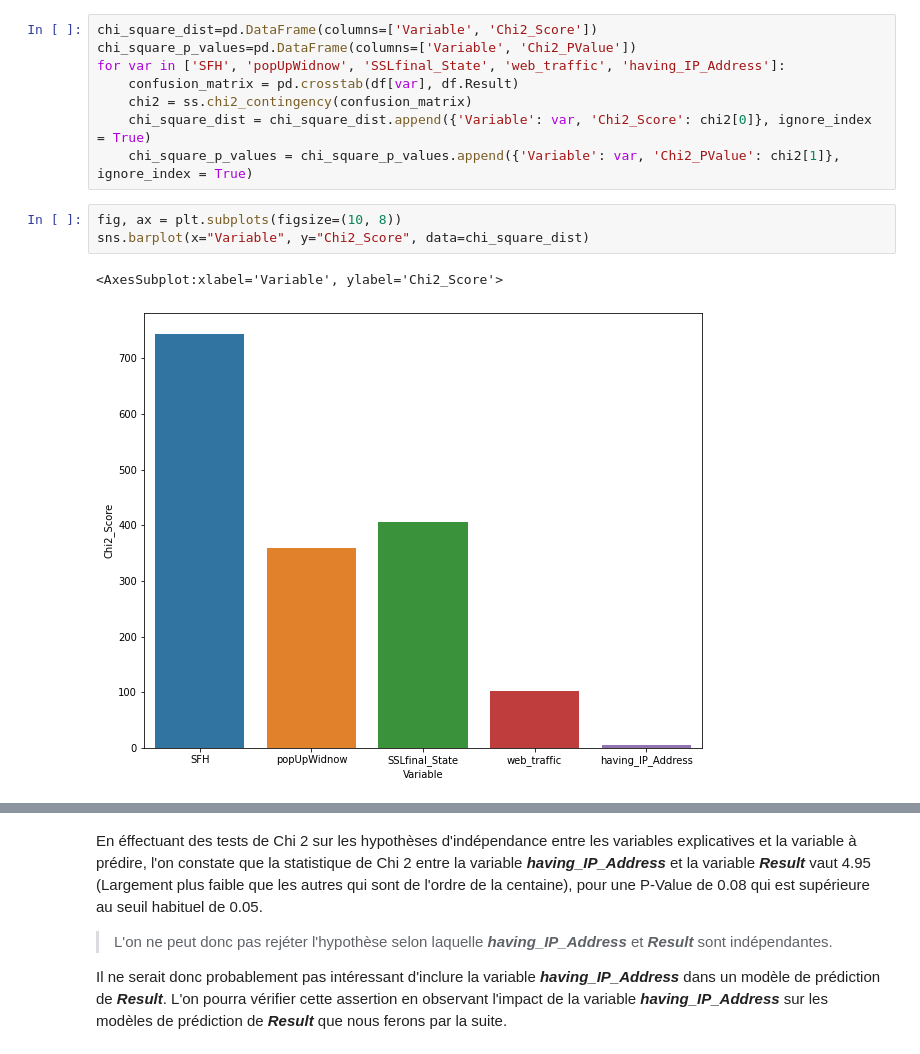
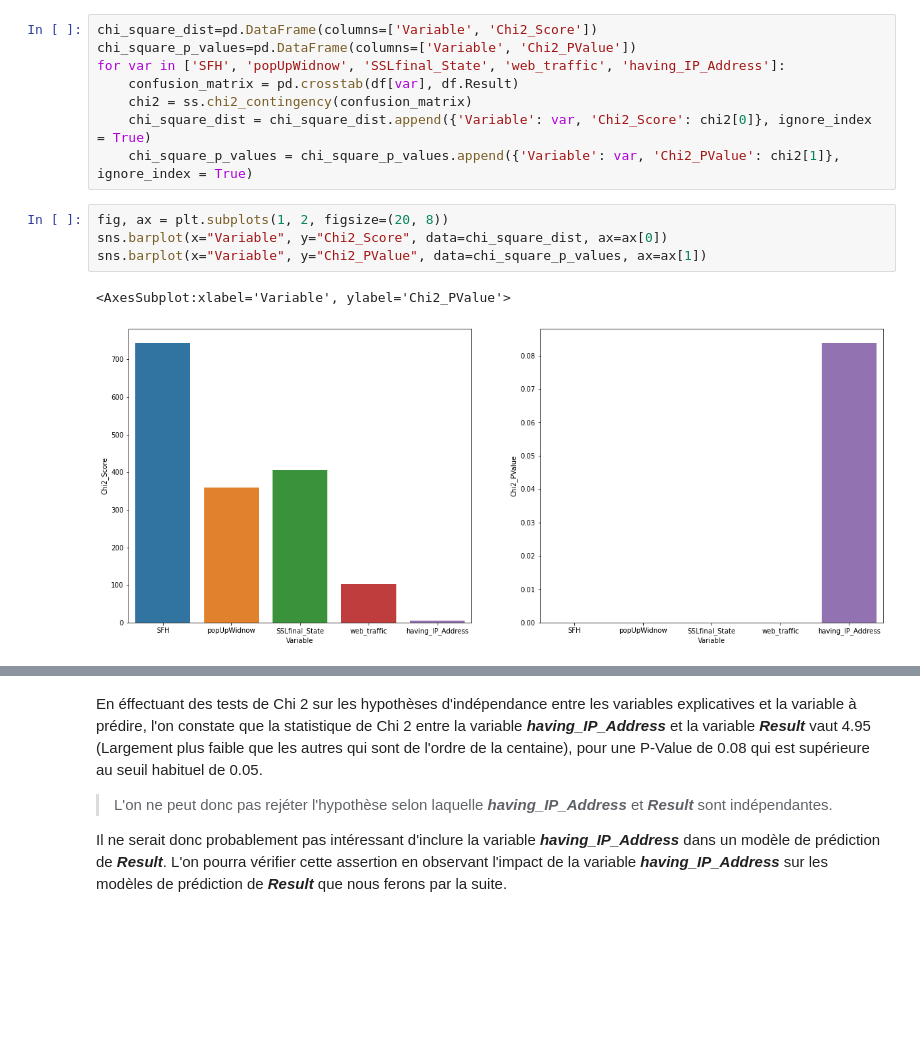
Before and after one commit to laurisdjilo/phising_website_detection, a Jupyter notebook: exploratory_analysis.ipynb, the cells around one changed output, grey strips where cells are left out. Drawn from its saved outputs; the diff is of its cells as text; blank space fills up the shorter version.

```diff
--- a/exploratory_analysis.ipynb
+++ b/exploratory_analysis.ipynb
@@ -112,8 +113,9 @@ for var in ['SFH', 'popUpWidnow', 'SSLfinal_State', 'web_traffic', 'having_IP_Ad
     chi_square_dist = chi_square_dist.append({'Variable': var, 'Chi2_Score': chi2[0]}, ignore_index = True)
     chi_square_p_values = chi_square_p_values.append({'Variable': var, 'Chi2_PValue': chi2[1]}, ignore_index = True)
 # %%
-fig, ax = plt.subplots(figsize=(10, 8))
-sns.barplot(x="Variable", y="Chi2_Score", data=chi_square_dist)
+fig, ax = plt.subplots(1, 2, figsize=(20, 8))
+sns.barplot(x="Variable", y="Chi2_Score", data=chi_square_dist, ax=ax[0])
+sns.barplot(x="Variable", y="Chi2_PValue", data=chi_square_p_values, ax=ax[1])
 # %% [output]
-<AxesSubplot:xlabel='Variable', ylabel='Chi2_Score'>
+<AxesSubplot:xlabel='Variable', ylabel='Chi2_PValue'>
-[figure, old version]
+[figure, new version]
```
Also changed, not shown: parts of 13 cells of this notebook, 2 other files.
